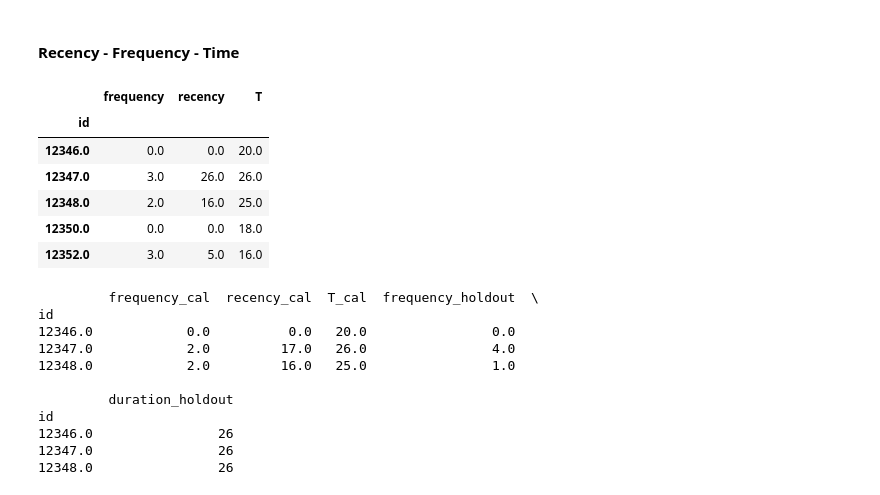
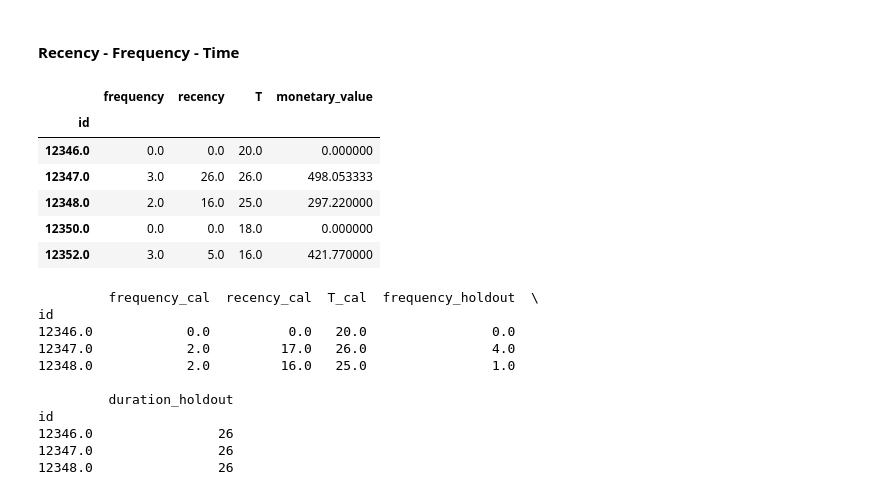
Before and after one commit to JJDS0/training, a Jupyter notebook: lifetimes.ipynb, the cells around one changed output. Saved outputs shown, nothing was run; the diff lists cells and outputs as text; code cells hidden in the pictures.

```diff
--- a/lifetimes.ipynb
+++ b/lifetimes.ipynb
@@ -124,20 +124,21 @@ Data splitu: 2011-06-09
 # %%
 RFM = lifetimes.utils.summary_data_from_transaction_data(
     Orders_cohort,
     'id',
     'date',
     observation_period_end=pd.to_datetime(split_date),
-    freq=period
+    freq=period,
+    monetary_value_col="amount"
 )
 RFM.head()
 # %% [output]
-|  | frequency | recency | T |
-| id |  |  |  |
-| 12346.0 | 0.0 | 0.0 | 20.0 |
-| 12347.0 | 3.0 | 26.0 | 26.0 |
-| 12348.0 | 2.0 | 16.0 | 25.0 |
-| 12350.0 | 0.0 | 0.0 | 18.0 |
-| 12352.0 | 3.0 | 5.0 | 16.0 |
+|  | frequency | recency | T | monetary_value |
+| id |  |  |  |  |
+| 12346.0 | 0.0 | 0.0 | 20.0 | 0.000000 |
+| 12347.0 | 3.0 | 26.0 | 26.0 | 498.053333 |
+| 12348.0 | 2.0 | 16.0 | 25.0 | 297.220000 |
+| 12350.0 | 0.0 | 0.0 | 18.0 | 0.000000 |
+| 12352.0 | 3.0 | 5.0 | 16.0 | 421.770000 |
 # %%
 from lifetimes.utils import calibration_and_holdout_data
 
```
Also changed, not shown: parts of 18 cells of this notebook.
